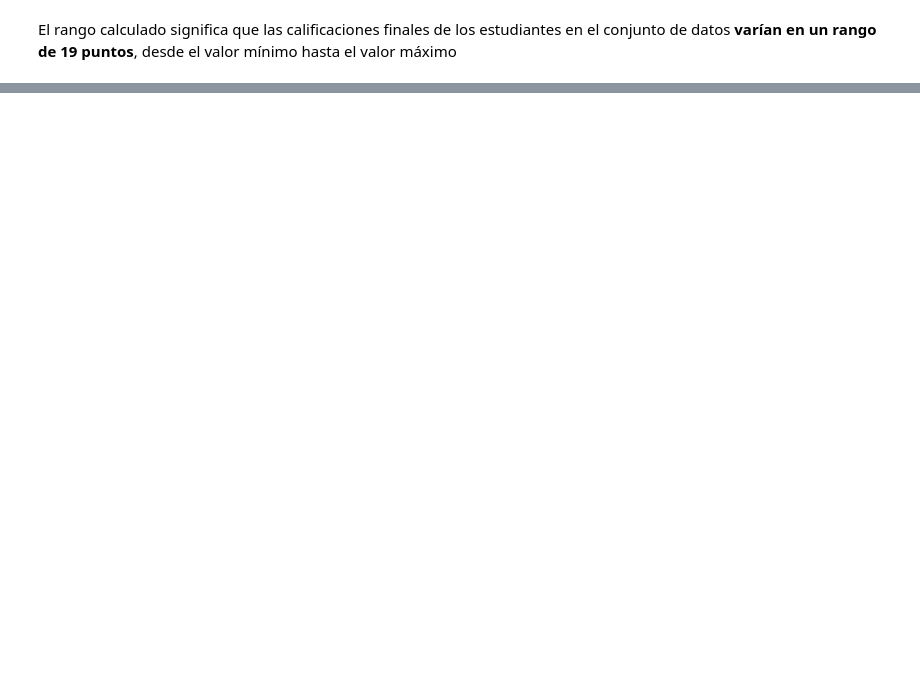
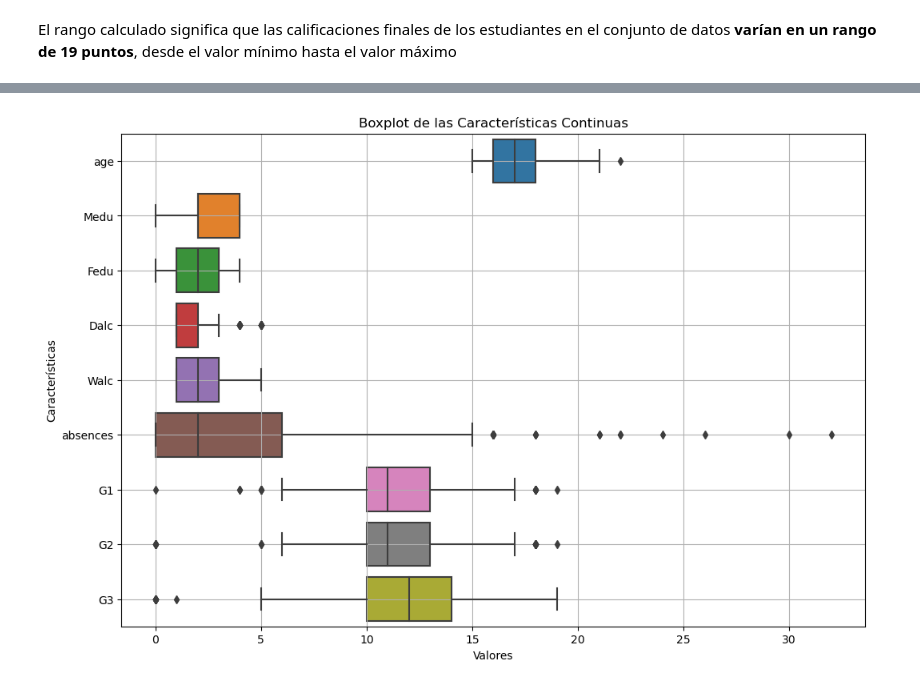
Before and after one commit to Ssebv/data-science-lab2, a Jupyter notebook: main.ipynb, the cells around one changed output, grey strips where cells are left out. Cells and saved outputs as stored; diff of their text form; code cells hidden in the pictures; blank space fills up the shorter version.

```diff
--- a/main.ipynb
+++ b/main.ipynb
@@ -376,0 +342,13 @@ El rango calculado significa que las calificaciones finales de los estudiantes e
+# %%
+# 11. Boxplot entre características
+
+# Crear un gráfico de caja personalizado
+plt.figure(figsize=(12, 8))
+sns.boxplot(data=df[continuas_seleccionadas], orient='h')
+plt.title('Boxplot de las Características Continuas')
+plt.xlabel('Valores')
+plt.ylabel('Características')
+plt.grid(True)
+plt.show()
+# %% [output]
+[figure, added]
```
Also changed, not shown: parts of 45 cells of this notebook.
